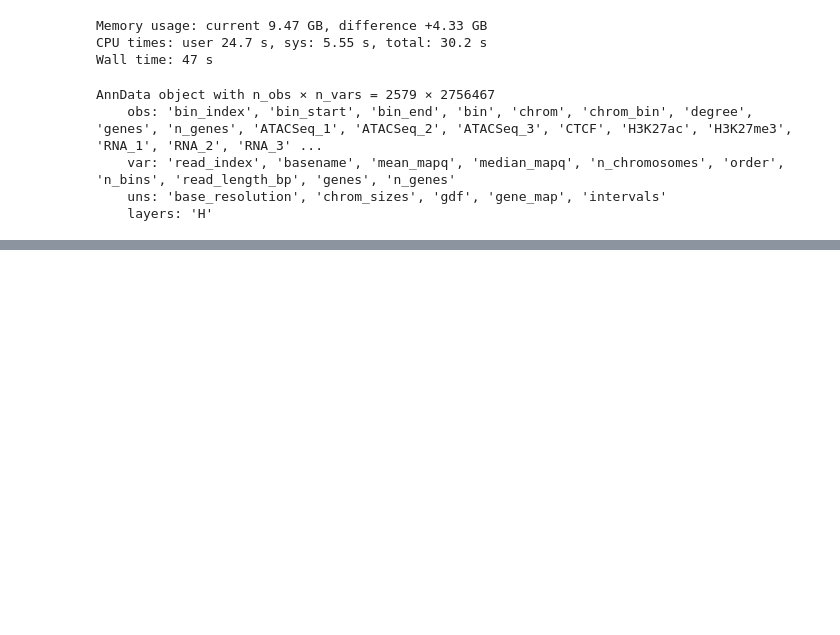
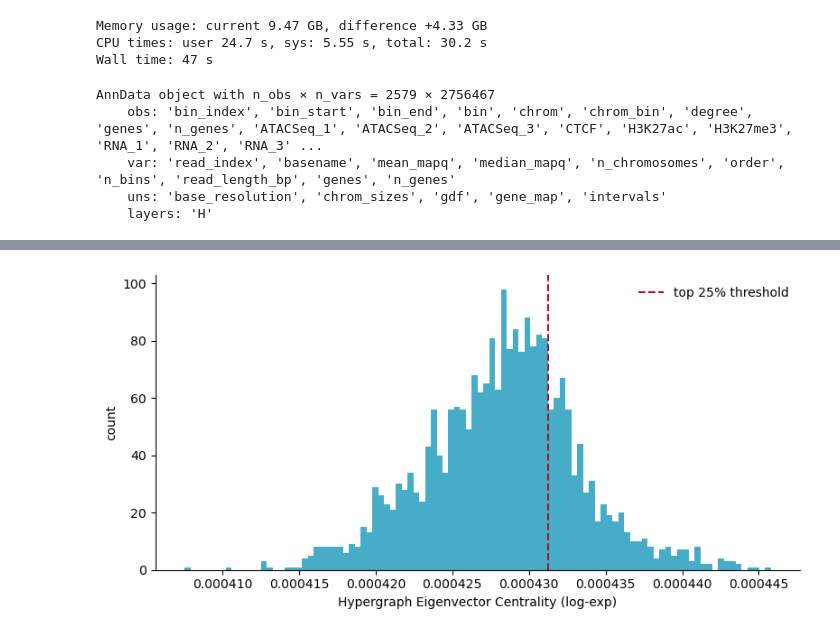
Before and after one commit to sgolts/sc_pore_c, a Jupyter notebook: notebooks/data/genome_centrality.ipynb, the cells around one changed output, grey strips where cells are left out. Cells and saved outputs as stored; diff of their text form; code cells hidden in the pictures; blank space fills up the shorter version.

Commit message:
centrality df

```diff
--- a/notebooks/data/genome_centrality.ipynb
+++ b/notebooks/data/genome_centrality.ipynb
@@ -60,0 +70,4 @@ AnnData object with n_obs × n_vars = 2579 × 2756467
+# %%
+# filter
+H = adata.X.tocsr().astype(float)
+print(f"raw shape = {H.shape}")
@@ -60,0 +92,8 @@ AnnData object with n_obs × n_vars = 2579 × 2756467
+# %%
+# drop large hyperedges (reads with > 10 loci)
+col_sums = np.asarray(H.sum(axis=0)).ravel()
+col_mask = col_sums <= 10
+H = H[:, col_mask]
+var_idx = var_idx[col_mask]
+
+print(f"filtered shape = {H.shape}")
@@ -61,2 +102,10 @@ AnnData object with n_obs × n_vars = 2579 × 2756467
 # %%
+# centrality
+node_scores, edge_scores = central.hevc(
+    H,
+    function='log-exp',   # 'linear', 'log-exp', or 'max'
+    maxiter=1000,
+    tol=1e-6,
+    verbose=True
+)
 # %% [output]
@@ -75,0 +201,9 @@ False
+# %%
+node_df = pd.DataFrame({
+    "bin_name":                    ("chr" + adata.obs["chrom"].iloc[obs_idx].astype(str) + ":" +
+                                     adata.obs["chrom_bin"].iloc[obs_idx].astype(str)).values,
+    "chrom":                        adata.obs["chrom"].iloc[obs_idx].values,
+    "bin_start":                    adata.obs["bin_start"].iloc[obs_idx].values,
+    "bin_end":                      adata.obs["bin_end"].iloc[obs_idx].values,
+    "global_hge_logexp_unweighted": node_scores,
+})
@@ -75,0 +248,17 @@ False
+# %%
+import matplotlib.pyplot as plt
+
+p25 = node_df["global_hge_logexp_unweighted"].quantile(0.75)
+
+fig, ax = plt.subplots(figsize=(8, 4))
+ax.hist(node_df["global_hge_logexp_unweighted"], bins=100, color="#46ACC8", edgecolor="none")
+ax.axvline(p25, color="#B40F20", linestyle="--", label=f"top 25% threshold")
+ax.set_xlabel("Hypergraph Eigenvector Centrality (log-exp)")
+ax.set_ylabel("count")
+#ax.set_title("Distribution of Node Centrality Scores")
+ax.legend(frameon=False)
+sns.despine(top=True)
+plt.tight_layout()
+plt.show()
+# %% [output]
+[figure, added]
```
Also changed, not shown: parts of 16 cells of this notebook, 2 other files.
